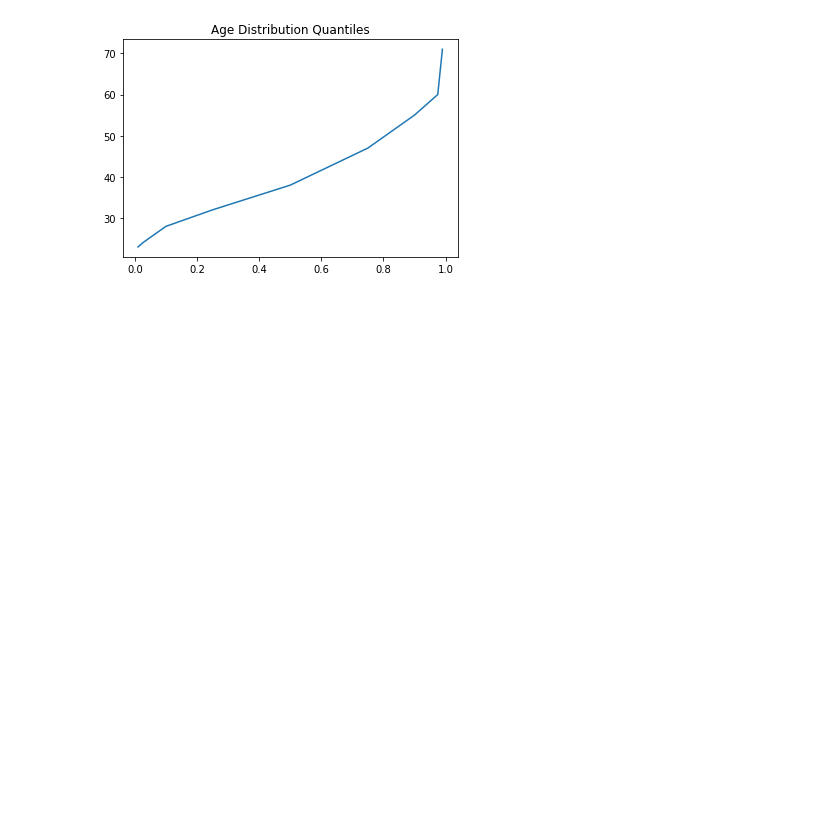
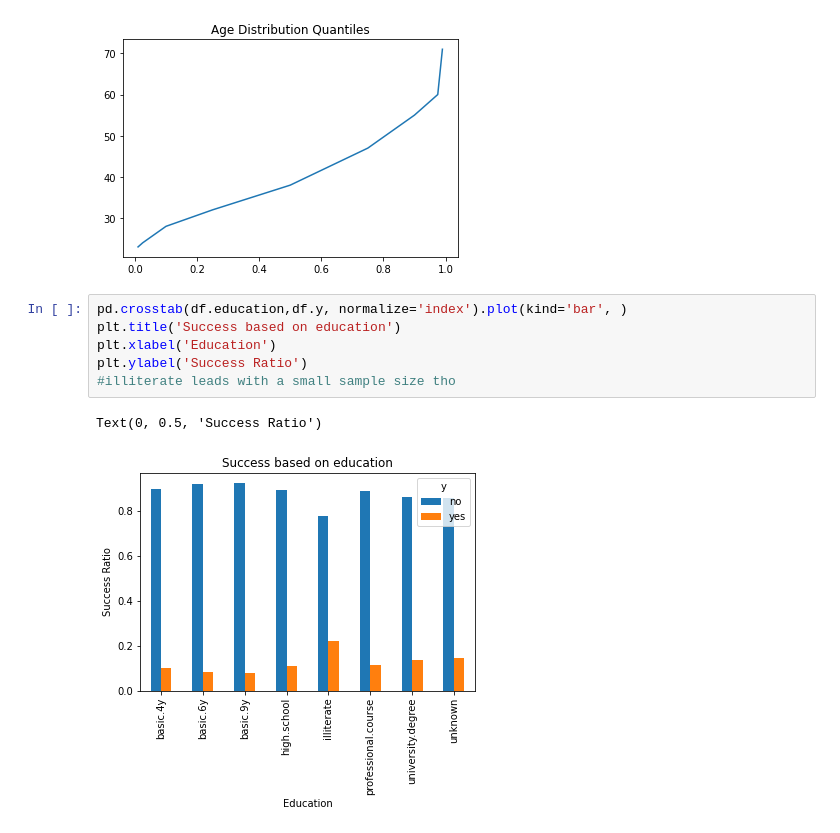
Before and after one commit to jacksdata/Bank-Data-EDA-Dashboard, a Jupyter notebook: Bank_EDA+Predict+Dashboard.ipynb, the cells around one changed output. Cells and saved outputs as stored; diff of their text form; blank space fills up the shorter version.

```diff
--- a/Bank_EDA+Predict+Dashboard.ipynb
+++ b/Bank_EDA+Predict+Dashboard.ipynb
@@ -103,3 +219,12 @@ df['age'].quantile([.01, .025, .1, .25, .5, .75, .9, .975, .99]).plot(kind='line
 # %% [output]
 <matplotlib.axes._subplots.AxesSubplot at 0x...>
 [figure]
+# %%
+pd.crosstab(df.education,df.y, normalize='index').plot(kind='bar', )
+plt.title('Success based on education')
+plt.xlabel('Education')
+plt.ylabel('Success Ratio')
+#illiterate leads with a small sample size tho
+# %% [output]
+Text(0, 0.5, 'Success Ratio')
+[figure, added]
```
Also changed, not shown: parts of 50 cells of this notebook.
